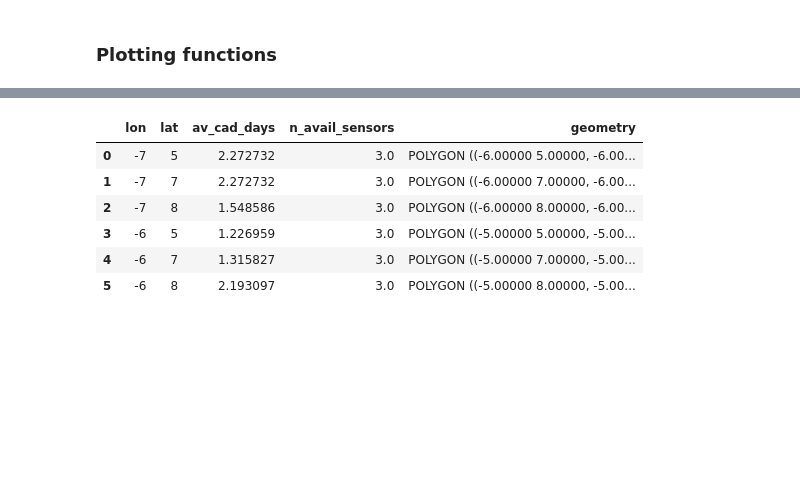
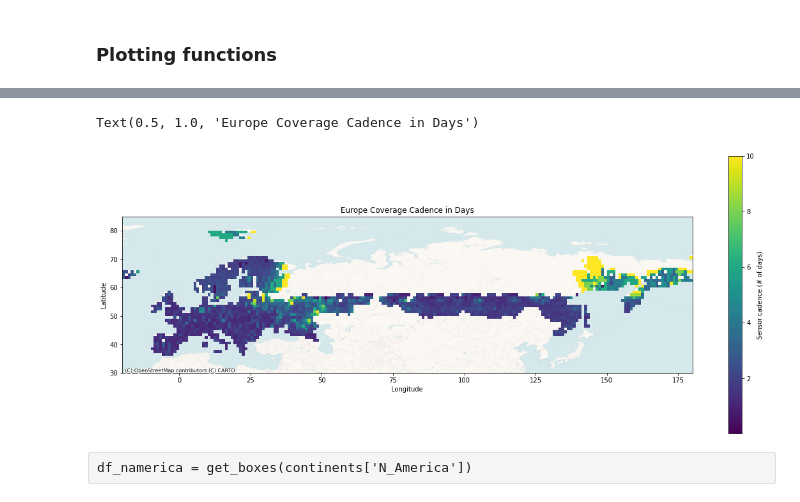
Before and after one commit to OPERA-Cal-Val/OPERA_coverage, a Jupyter notebook: notebooks/2_Filter_Plot.ipynb, the cells around one changed output, grey strips where cells are left out. Drawn from its saved outputs; the diff is of its cells as text; code cells hidden in the pictures; blank space fills up the shorter version.

```diff
--- a/notebooks/2_Filter_Plot.ipynb
+++ b/notebooks/2_Filter_Plot.ipynb
@@ -159,10 +162,16 @@ Text(0.5, 1.0, 'Global Coverage Cadence in Days')
-# %%
-test
-# %% [output]
-|  | lon | lat | av_cad_days | n_avail_sensors | geometry |
-| 0 | -7 | 5 | 2.272732 | 3.0 | POLYGON ((-6.00000 5.00000, -6.00... |
-| 1 | -7 | 7 | 2.272732 | 3.0 | POLYGON ((-6.00000 7.00000, -6.00... |
-| 2 | -7 | 8 | 1.548586 | 3.0 | POLYGON ((-6.00000 8.00000, -6.00... |
-| 3 | -6 | 5 | 1.226959 | 3.0 | POLYGON ((-5.00000 5.00000, -5.00... |
-| 4 | -6 | 7 | 1.315827 | 3.0 | POLYGON ((-5.00000 7.00000, -5.00... |
-| 5 | -6 | 8 | 2.193097 | 3.0 | POLYGON ((-5.00000 8.00000, -5.00... |
+# %%
+df_europe = get_boxes(continents['Europe'])
+# %%
+fig, ax = plt.subplots(figsize=(20,8))
+ax.set_xlim(-20,180)
+ax.set_ylim(30,85)
+df_europe.plot(column='av_cad_days', ax=ax, vmax=10, legend=True, legend_kwds={'label': "Sensor cadence (# of days)"})
+cx.add_basemap(ax=ax,crs='EPSG:4326',source=cx.providers.CartoDB.VoyagerNoLabels)
+plt.xlabel('Longitude')
+plt.ylabel('Latitude')
+plt.title('Europe Coverage Cadence in Days')
+# %% [output]
+Text(0.5, 1.0, 'Europe Coverage Cadence in Days')
+[figure, added]
+# %% [raw]
+df_namerica = get_boxes(continents['N_America'])
```
Also changed, not shown: parts of 50 cells of this notebook, 5 other files.
